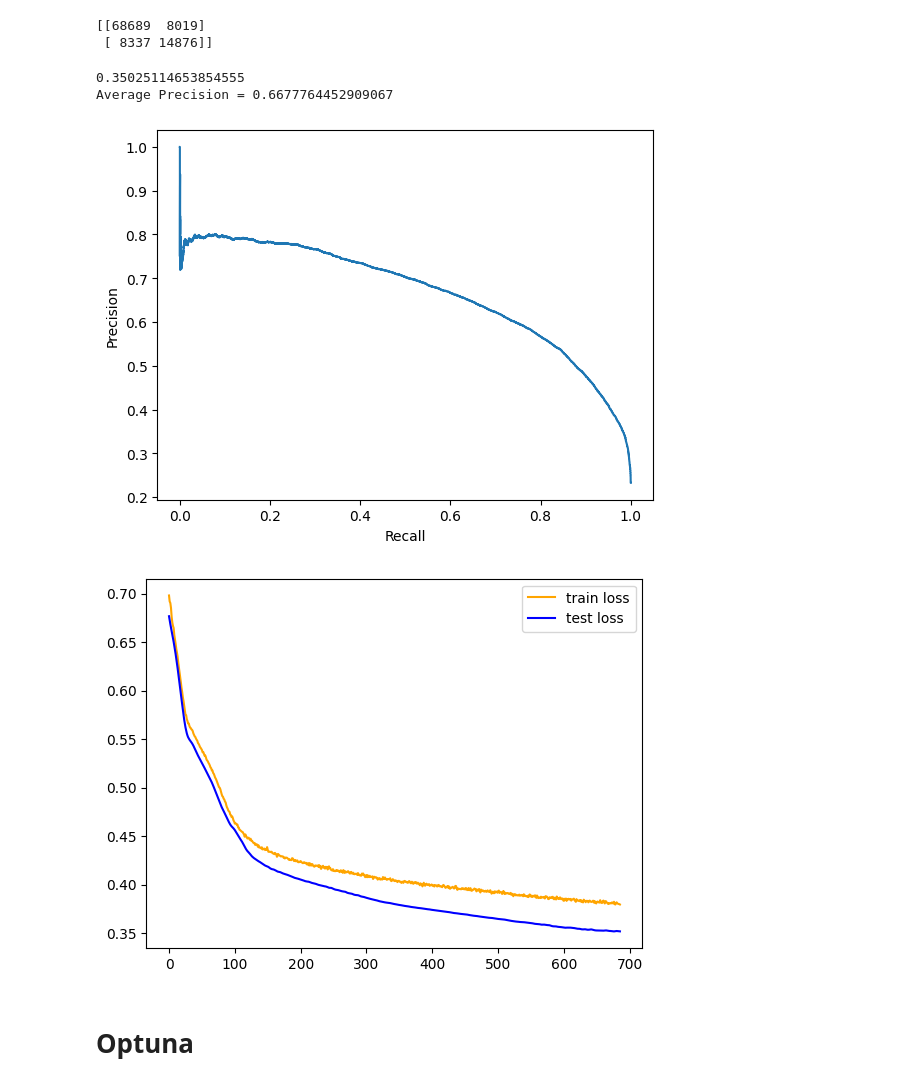
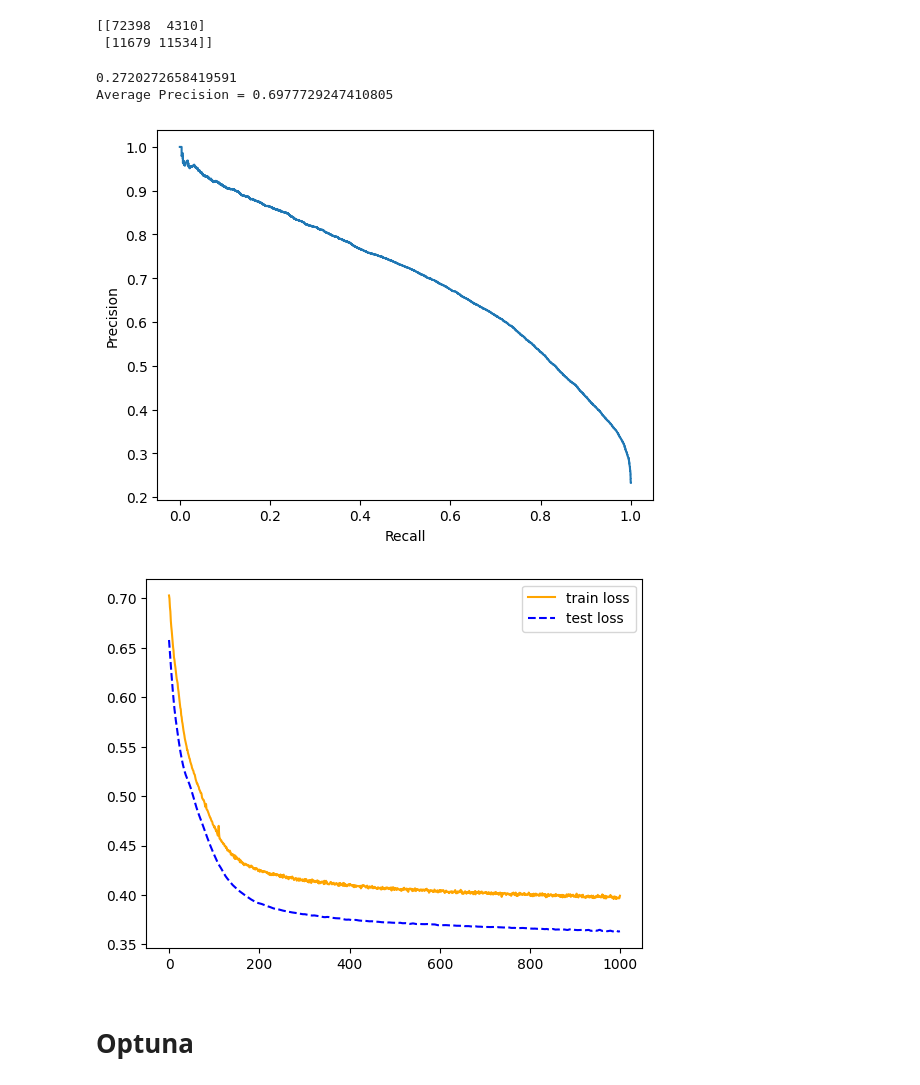
Before and after one commit to aidotse/flib, a Jupyter notebook: thesis_XAML/GNN_training.ipynb, the cells around one changed output. Saved outputs shown, nothing was run; the diff lists cells and outputs as text; code cells hidden in the pictures.

Commit message:
Evaluation update and GNN_training.py file

```diff
--- a/thesis_XAML/GNN_training.ipynb
+++ b/thesis_XAML/GNN_training.ipynb
@@ -38,8 +56,16 @@ KeyboardInterrupt:
 # %%
+# This worked pretty well with 100 tolerance in early stopping
+# hyperparameters = {'hidden_channels': 10,
+#                    'num_heads': 2,
+#                     'dropout': 0.15,
+#                     'lr': 0.002,
+#                     'epochs': 1000,
+#                     'beta': 0.99991,
+#                     'seed':1}
 
-hyperparameters = {'hidden_channels': 15,
+hyperparameters = {'hidden_channels': 20,
                    'num_heads': 3,
-                    'dropout': 0.2,
+                    'dropout': 0.3,
                     'lr': 0.001,
                     'epochs': 1000,
                     'beta': 0.9999,
@@ -48,7 +74,7 @@ hyperparameters = {'hidden_channels': 15,
 model_name = 'GAT'
 dataset_name = '100K_accts_EASY25'
 
-model, traindata, testdata, feature_names, target_names, running_train_loss, running_test_loss, accuracy = train_GAT_GraphSVX_foroptuna(hyperparameters, verbose = True)
+model, traindata, testdata, feature_names, target_names, running_train_loss, running_test_loss, accuracy, fbeta = train_GAT_GraphSVX_foroptuna(dataset_name, hyperparameters, verbose = True)
 # %% [output]
 Using device: cuda
 Double check which dataset is being used.
@@ -98,8 +124,8 @@ with torch.no_grad():
     cm = confusion_matrix(y_true, y_pred)
     print(cm)
 # %% [output]
-[[68689  8019]
- [ 8337 14876]]
+[[72398  4310]
+ [11679 11534]]
 # %%
 FPpercent = cm[0,1] / (cm[1,1] + cm[0,1])
 print(FPpercent)
@@ -118,17 +144,17 @@ plt.xlabel('Recall')
 plt.ylabel('Precision')
 plt.show()
 # %% [output]
-0.35025114653854555
-Average Precision = 0.6677764452909067
+0.2720272658419591
+Average Precision = 0.6977729247410805
-[figure, old version]
+[figure, new version]
 # %%
 plt.plot(running_train_loss, label='train loss', color='orange')
-plt.plot(running_test_loss, label='test loss', color='blue')
+plt.plot(running_test_loss, label='test loss', color='blue', linestyle='--')
 #plt.axvline(x=first_stop, color='red', linestyle='--')
 plt.legend(['train loss', 'test loss'])
 plt.show()
 # %% [output]
-[figure, old version]
+[figure, new version]
 # %% [markdown]
 # Optuna
 # %%
```
Also changed, not shown: parts of 10 cells of this notebook, 10 other files.
